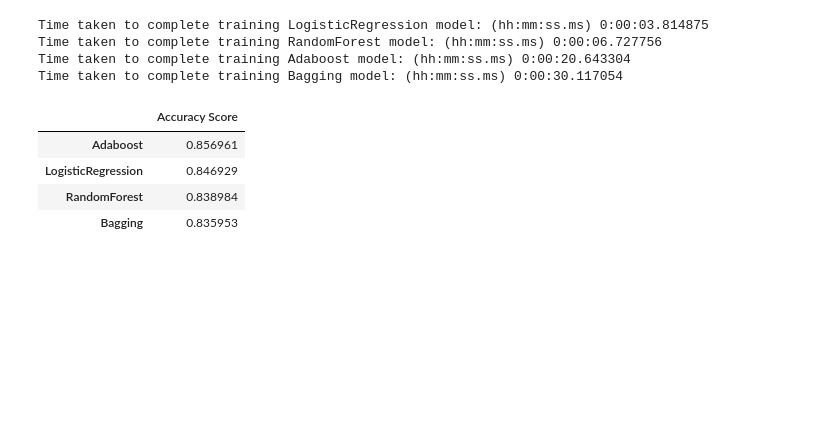
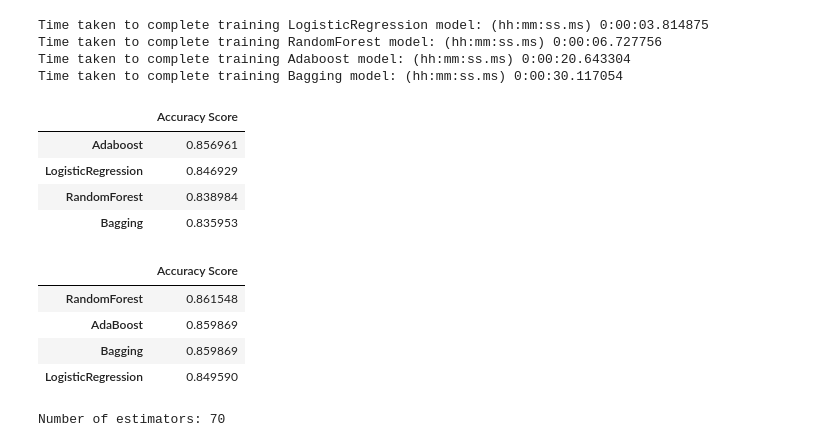
Before and after one commit to katreparitosh/Income-Predictor-Model, a Jupyter notebook: adultcensus1.ipynb, the cells around one changed output. Drawn from its saved outputs; the diff is of its cells as text; code cells hidden in the pictures; blank space fills up the shorter version.

```diff
--- a/adultcensus1.ipynb
+++ b/adultcensus1.ipynb
@@ -759,3 +759,17 @@ grid_best_score_logreg, grid_best_params_logreg , X_train_modi_logreg = main(clf
 grid_best_score_rf, grid_best_params_rf , X_train_modi_rf = main(clf_forest,X_train,y_train,param_grid_rf)
 grid_best_score_ab, grid_best_params_ab , X_train_modi_ab = main(clf_ada,X_train,y_train,param_grid_ada)
 grid_best_score_bc, grid_best_params_bc , X_train_modi_bc = main(clf_ada,X_train,y_train,param_grid_bagging)
+# %%
+pd.DataFrame([grid_best_score_logreg, grid_best_score_rf,grid_best_score_ab,grid_best_score_bc],
+             index = ['LogisticRegression','RandomForest','AdaBoost','Bagging'],
+             columns = ['Accuracy Score']).sort_values(by = 'Accuracy Score',ascending  = False)
+# %% [output]
+|  | Accuracy Score |
+| RandomForest | 0.861548 |
+| AdaBoost | 0.859869 |
+| Bagging | 0.859869 |
+| LogisticRegression | 0.849590 |
+# %%
+print("Number of estimators:",grid_best_params_ab.get_params()['n_estimators'])
+# %% [output]
+Number of estimators: 70
```
